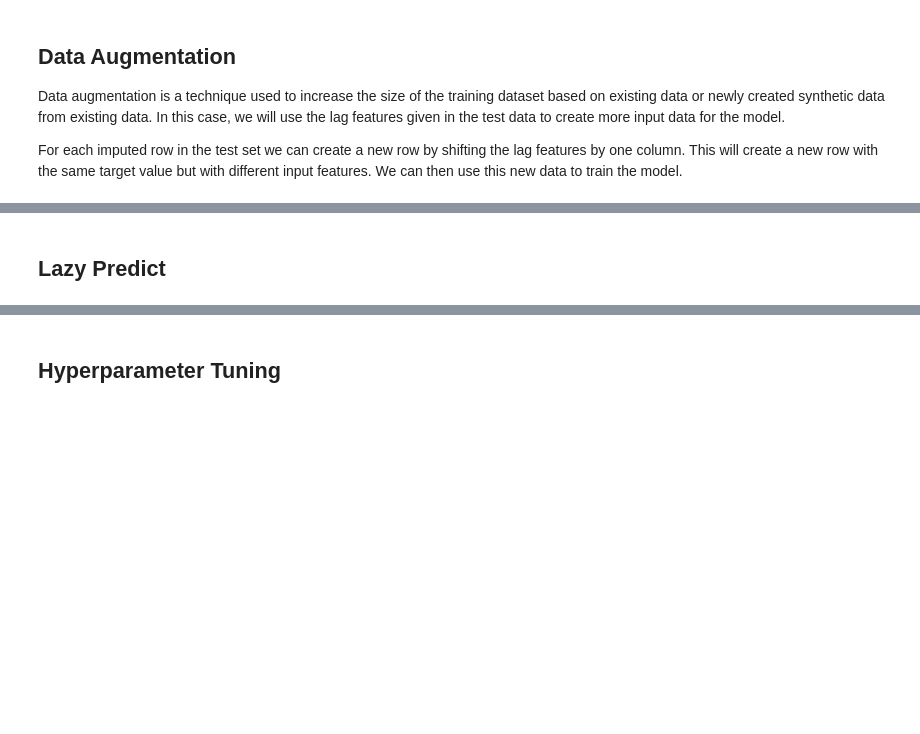
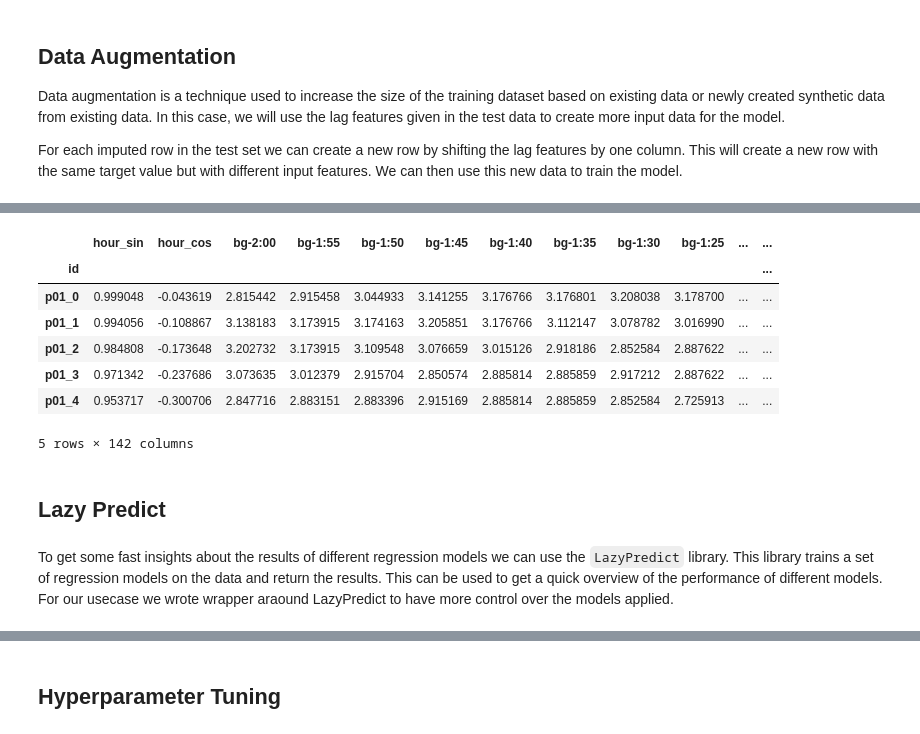
Before and after one commit to masaver/brist1d, a Jupyter notebook: reports/rendering-1/03-preprocessing-and-modelling/03.2-modelling-based-on-train-and-test-data.ipynb, the cells around one changed output, grey strips where cells are left out. Saved outputs shown, nothing was run; the diff lists cells and outputs as text; code cells hidden in the pictures; blank space fills up the shorter version.

```diff
--- a/reports/rendering-1/03-preprocessing-and-modelling/03.2-modelling-based-on-train-and-test-data.ipynb
+++ b/reports/rendering-1/03-preprocessing-and-modelling/03.2-modelling-based-on-train-and-test-data.ipynb
@@ -75,3 +135,26 @@ plt.show()
+# %%
+from src.features.helpers.load_data import load_data
+from src.models.model.pipelines_2h import pipeline
+
+train_data, augmented_data, test_data = load_data('2_00h')
+
+all_train_data_transformed = pipeline.fit_transform(pd.concat([train_data, augmented_data]))
+
+X_train, y_train = all_train_data_transformed.iloc[len(train_data):].drop(columns=['bg+1:00']), all_train_data_transformed.iloc[len(train_data):]['bg+1:00']
+X_augmented, y_augmented = all_train_data_transformed.iloc[:len(train_data)].drop(columns=['bg+1:00']), all_train_data_transformed.iloc[:len(train_data)]['bg+1:00']
+
+all_train_data_transformed.head()
+# %% [output]
+|  | hour_sin | hour_cos | bg-2:00 | bg-1:55 | bg-1:50 | bg-1:45 | bg-1:40 | bg-1:35 | bg-1:30 | bg-1:25 | ... | ... |
+| id |  |  |  |  |  |  |  |  |  |  |  | ... |
+| p01_0 | 0.999048 | -0.043619 | 2.815442 | 2.915458 | 3.044933 | 3.141255 | 3.176766 | 3.176801 | 3.208038 | 3.178700 | ... | ... |
+| p01_1 | 0.994056 | -0.108867 | 3.138183 | 3.173915 | 3.174163 | 3.205851 | 3.176766 | 3.112147 | 3.078782 | 3.016990 | ... | ... |
+| p01_2 | 0.984808 | -0.173648 | 3.202732 | 3.173915 | 3.109548 | 3.076659 | 3.015126 | 2.918186 | 2.852584 | 2.887622 | ... | ... |
+| p01_3 | 0.971342 | -0.237686 | 3.073635 | 3.012379 | 2.915704 | 2.850574 | 2.885814 | 2.885859 | 2.917212 | 2.887622 | ... | ... |
+| p01_4 | 0.953717 | -0.300706 | 2.847716 | 2.883151 | 2.883396 | 2.915169 | 2.885814 | 2.885859 | 2.852584 | 2.725913 | ... | ... |
+5 rows × 142 columns
 # %% [markdown]
 ## Lazy Predict
+# %% [markdown]
+To get some fast insights about the results of different regression models we can use the `LazyPredict` library. This library trains a set of regression models on the data and return the results. This can be used to get a quick overview of the performance of different models. For our usecase we wrote wrapper araound LazyPredict to have more control over the models applied.
 # %%
```
Also changed, not shown: parts of 13 cells of this notebook, 2 other files.
